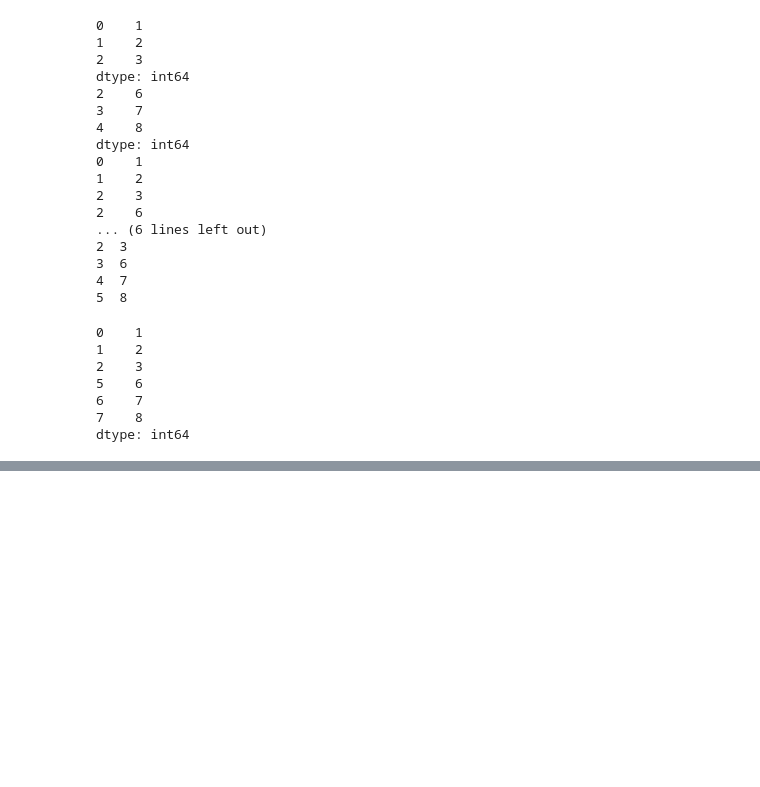
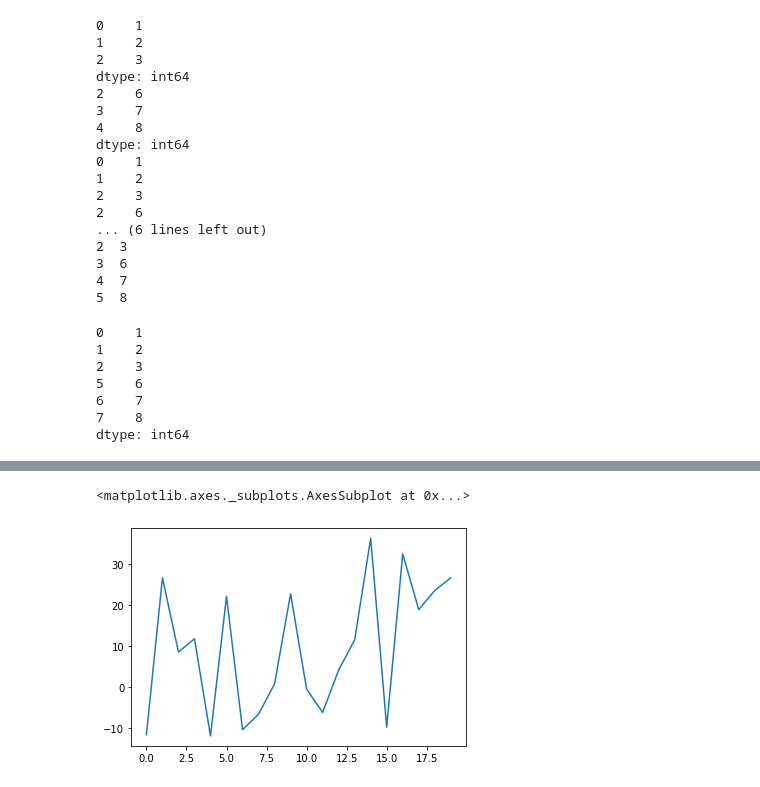
Before and after one commit to carloshernangarrido/pandas_practice, a Jupyter notebook: pandas_practice.ipynb, the cells around one changed output, grey strips where cells are left out. Drawn from its saved outputs; the diff is of its cells as text; code cells hidden in the pictures; blank space fills up the shorter version.

```diff
--- a/pandas_practice.ipynb
+++ b/pandas_practice.ipynb
@@ -215,0 +999,6 @@ dtype: int64
+# %%
+ser = pd.Series(np.arange(20) + np.random.normal(1, 10, 20))
+ser.plot()
+# %% [output]
+<matplotlib.axes._subplots.AxesSubplot at 0x...>
+[figure, added]
```
Also changed, not shown: parts of 115 cells of this notebook.
